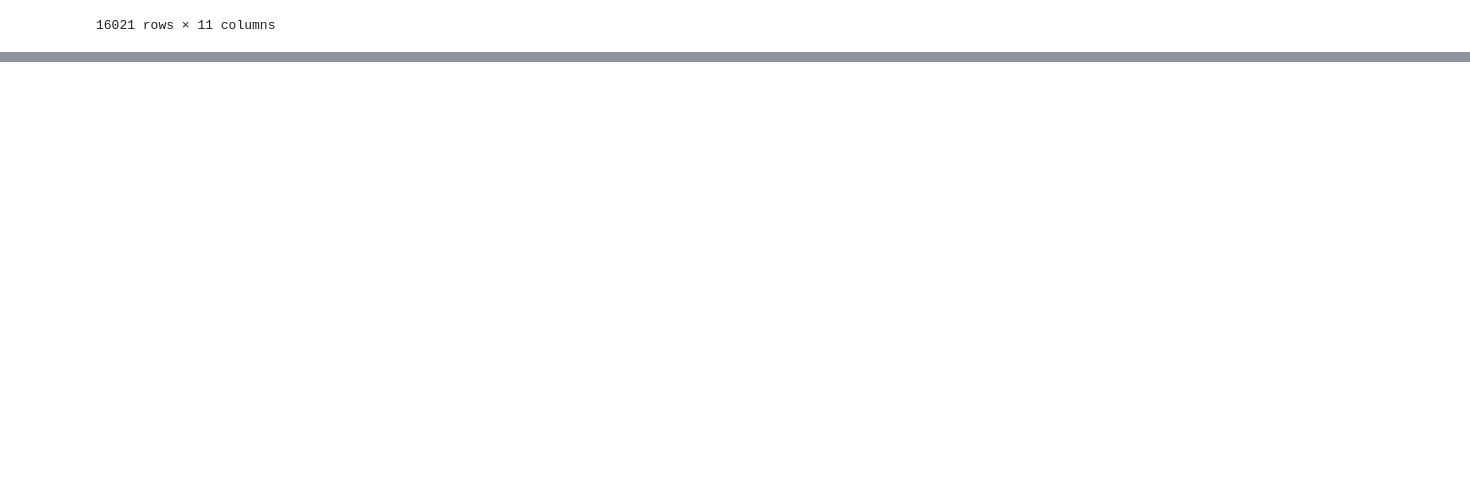
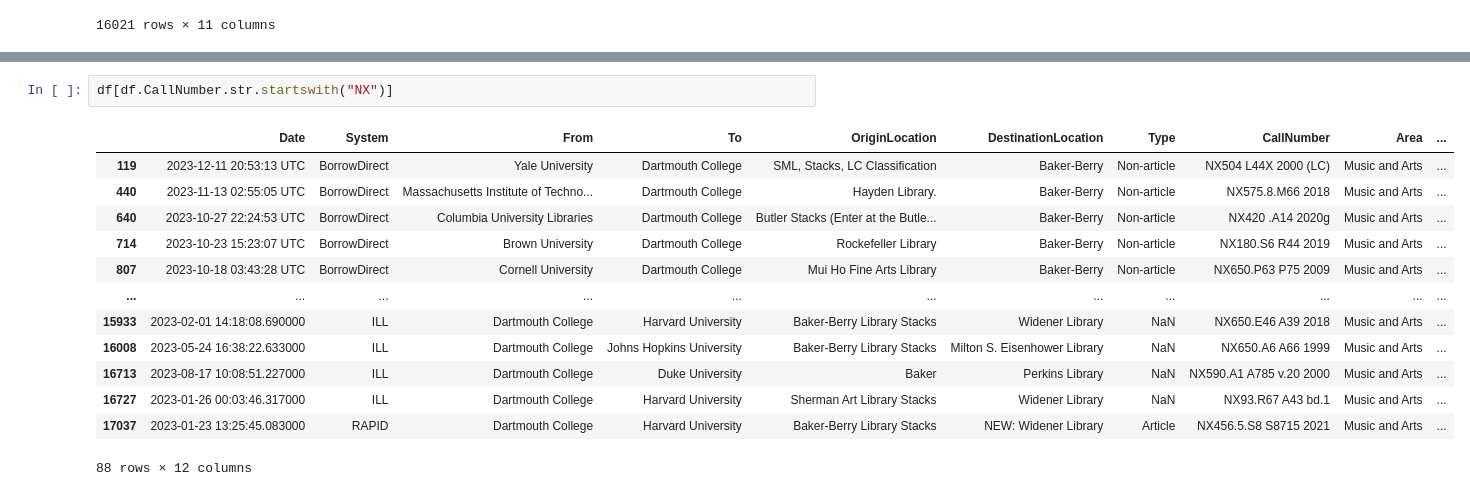
Before and after one commit to Dartmouth-Libraries/the-fibery-library, a Jupyter notebook: ill-flow/notebooks/01-chord-charts.ipynb, the cells around one changed output, grey strips where cells are left out. Cells and saved outputs as stored; diff of their text form; blank space fills up the shorter version.

```diff
--- a/ill-flow/notebooks/01-chord-charts.ipynb
+++ b/ill-flow/notebooks/01-chord-charts.ipynb
@@ -113,0 +143,16 @@ USE_SUBCLASS = {
+# %%
+df[df.CallNumber.str.startswith("NX")]
+# %% [output]
+|  | Date | System | From | To | OriginLocation | DestinationLocation | Type | CallNumber | Area | ... |
+| 119 | 2023-12-11 20:53:13 UTC | BorrowDirect | Yale University | Dartmouth College | SML, Stacks, LC Classification | Baker-Berry | Non-article | NX504 L44X 2000 (LC) | Music and Arts | ... |
+| 440 | 2023-11-13 02:55:05 UTC | BorrowDirect | Massachusetts Institute of Techno... | Dartmouth College | Hayden Library. | Baker-Berry | Non-article | NX575.8.M66 2018 | Music and Arts | ... |
+| 640 | 2023-10-27 22:24:53 UTC | BorrowDirect | Columbia University Libraries | Dartmouth College | Butler Stacks (Enter at the Butle... | Baker-Berry | Non-article | NX420 .A14 2020g | Music and Arts | ... |
+| 714 | 2023-10-23 15:23:07 UTC | BorrowDirect | Brown University | Dartmouth College | Rockefeller Library | Baker-Berry | Non-article | NX180.S6 R44 2019 | Music and Arts | ... |
+| 807 | 2023-10-18 03:43:28 UTC | BorrowDirect | Cornell University | Dartmouth College | Mui Ho Fine Arts Library | Baker-Berry | Non-article | NX650.P63 P75 2009 | Music and Arts | ... |
+| ... | ... | ... | ... | ... | ... | ... | ... | ... | ... | ... |
+| 15933 | 2023-02-01 14:18:08.690000 | ILL | Dartmouth College | Harvard University | Baker-Berry Library Stacks | Widener Library | NaN | NX650.E46 A39 2018 | Music and Arts | ... |
+| 16008 | 2023-05-24 16:38:22.633000 | ILL | Dartmouth College | Johns Hopkins University | Baker-Berry Library Stacks | Milton S. Eisenhower Library | NaN | NX650.A6 A66 1999 | Music and Arts | ... |
+| 16713 | 2023-08-17 10:08:51.227000 | ILL | Dartmouth College | Duke University | Baker | Perkins Library | NaN | NX590.A1 A785 v.20 2000 | Music and Arts | ... |
+| 16727 | 2023-01-26 00:03:46.317000 | ILL | Dartmouth College | Harvard University | Sherman Art Library Stacks | Widener Library | NaN | NX93.R67 A43 bd.1 | Music and Arts | ... |
+| 17037 | 2023-01-23 13:25:45.083000 | RAPID | Dartmouth College | Harvard University | Baker-Berry Library Stacks | NEW: Widener Library | Article | NX456.5.S8 S8715 2021 | Music and Arts | ... |
+88 rows × 12 columns
```
Also changed, not shown: parts of 12 cells of this notebook, 16 other files.
